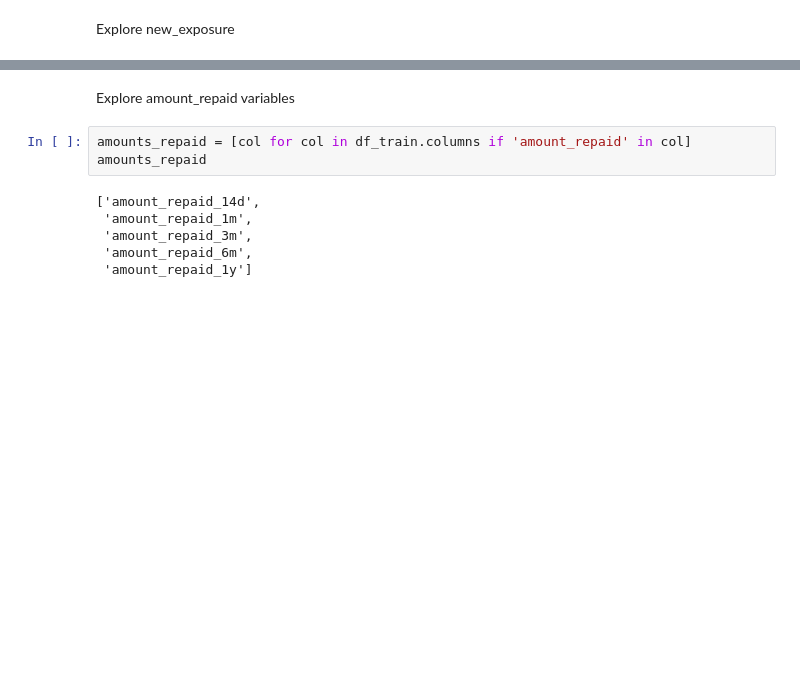
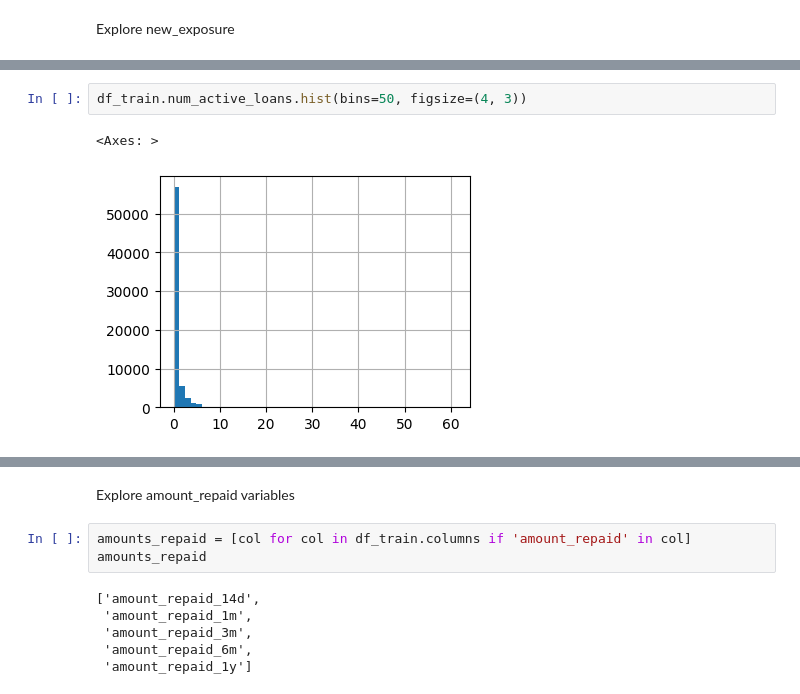
Before and after one commit to polinaknutssonklarna/model_development, a Jupyter notebook: model_development/1_explore_data.ipynb, the cells around one changed output, grey strips where cells are left out. Drawn from its saved outputs; the diff is of its cells as text; blank space fills up the shorter version.

```diff
--- a/model_development/1_explore_data.ipynb
+++ b/model_development/1_explore_data.ipynb
@@ -826,0 +892,5 @@ Explore number of payments
+# %%
+df_train.num_active_loans.hist(bins=50, figsize=(4, 3))
+# %% [output]
+<Axes: >
+[figure, added]
```
Also changed, not shown: parts of 56 cells of this notebook, 7 other files.
